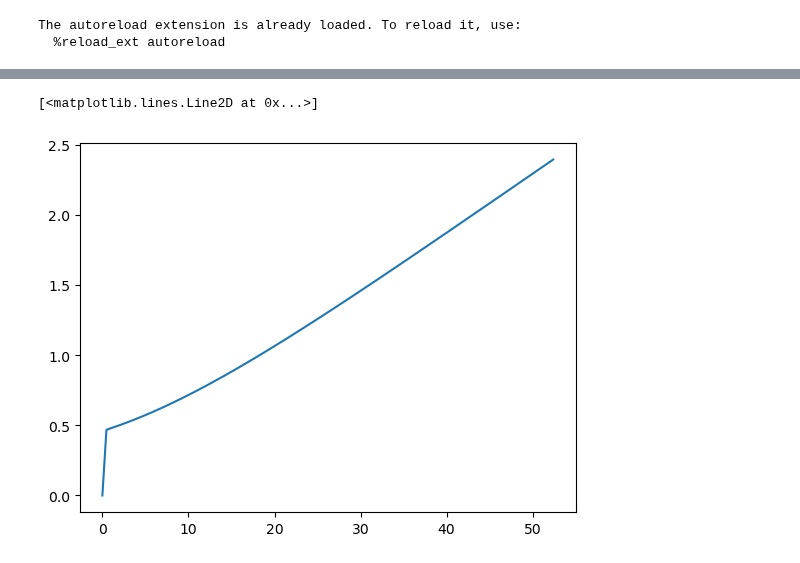
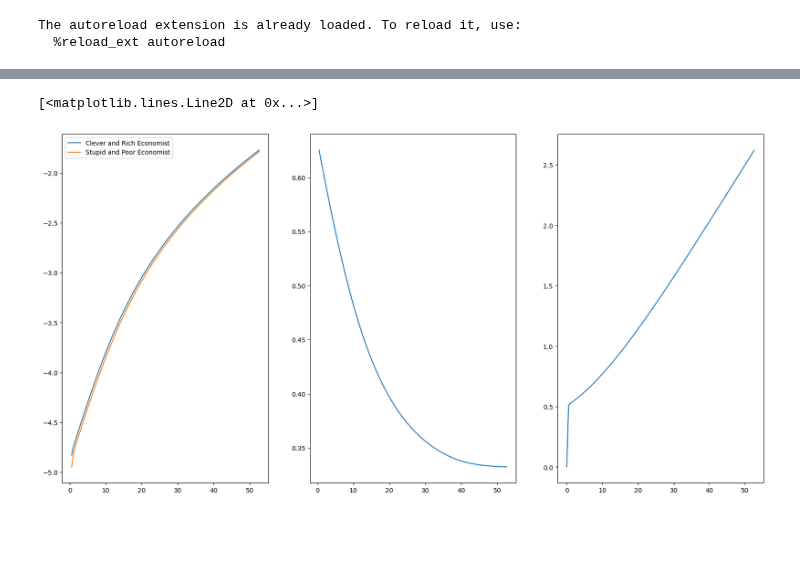
Before and after one commit to ansofol/DP_term_paper, a Jupyter notebook: main_model/test_run.ipynb, the cells around one changed output, grey strips where cells are left out. Saved outputs shown, nothing was run; the diff lists cells and outputs as text; code cells hidden in the pictures; blank space fills up the shorter version.

```diff
--- a/main_model/test_run.ipynb
+++ b/main_model/test_run.ipynb
@@ -36,5 +43,16 @@ plt.legend();
-# %%
-plt.plot(sol.m[0,0,0,0,:,0],sol.c[0,0,0,0,:,0],label = "Student")
-# %% [output]
-[<matplotlib.lines.Line2D at 0x...>]
-[figure, removed]
+# %%
+t = 2
+s = 2
+
+fig,ax = plt.subplots(1,3,figsize=(20,10))
+
+ax[0].plot(sol.m[0,t,0,s,:,0],sol.V[0,t,0,s,:,0],label = "Clever and Rich Economist")
+ax[0].plot(sol.m[1,t,0,s,:,0],sol.V[1,t,0,s,:,0],label = "Stupid and Poor Economist")
+ax[0].legend()
+
+ax[1].plot(sol.m[0,t,0,s,:,0],sol.ccp_work[0,t,0,s,:,0],label = "Student")
+
+ax[2].plot(sol.m[0,t,0,s,:,0],sol.c[0,t,0,s,:,0],label = "Student")
+# %% [output]
+[<matplotlib.lines.Line2D at 0x...>]
+[figure, added]
```
Also changed, not shown: parts of 2 cells of this notebook.
